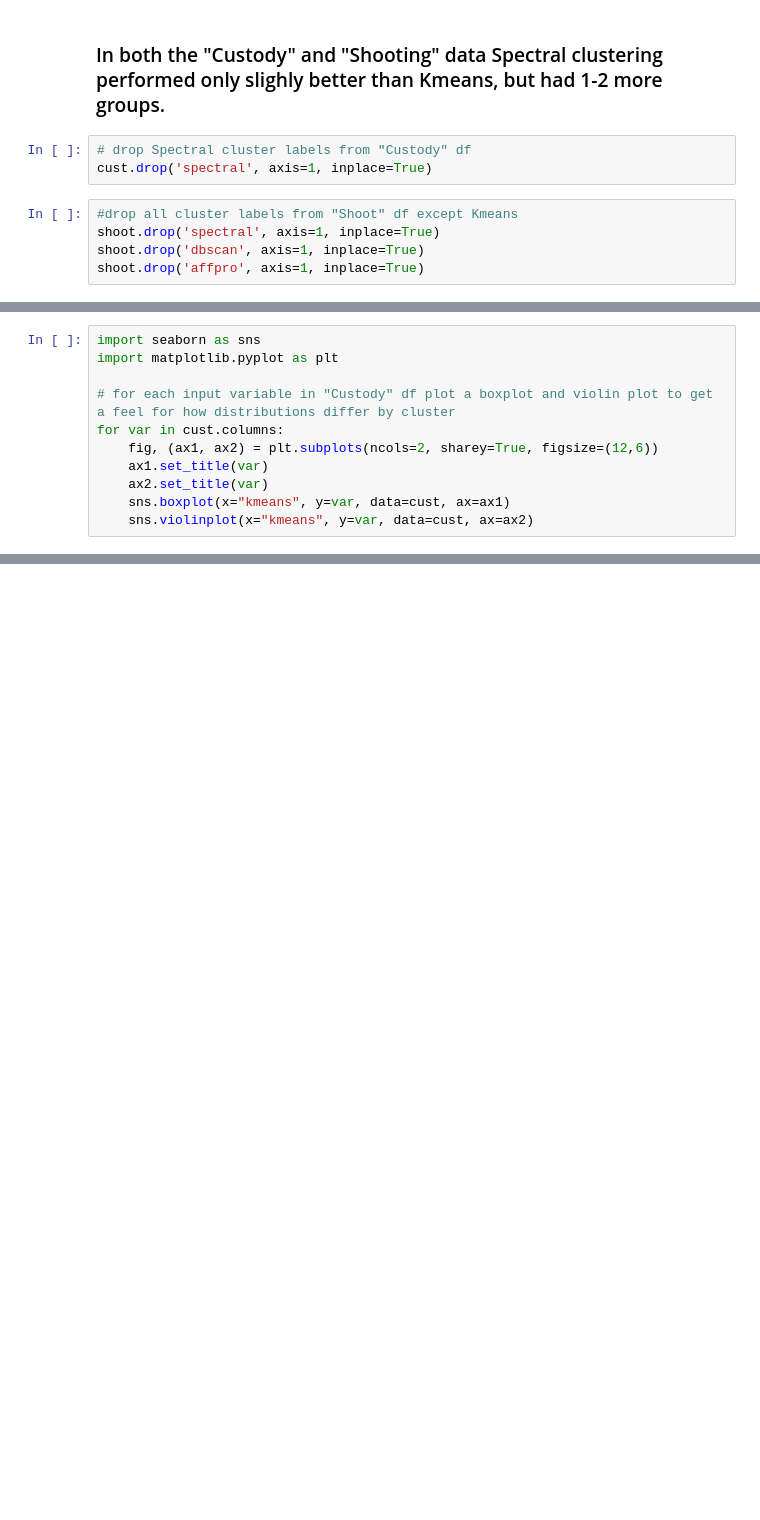
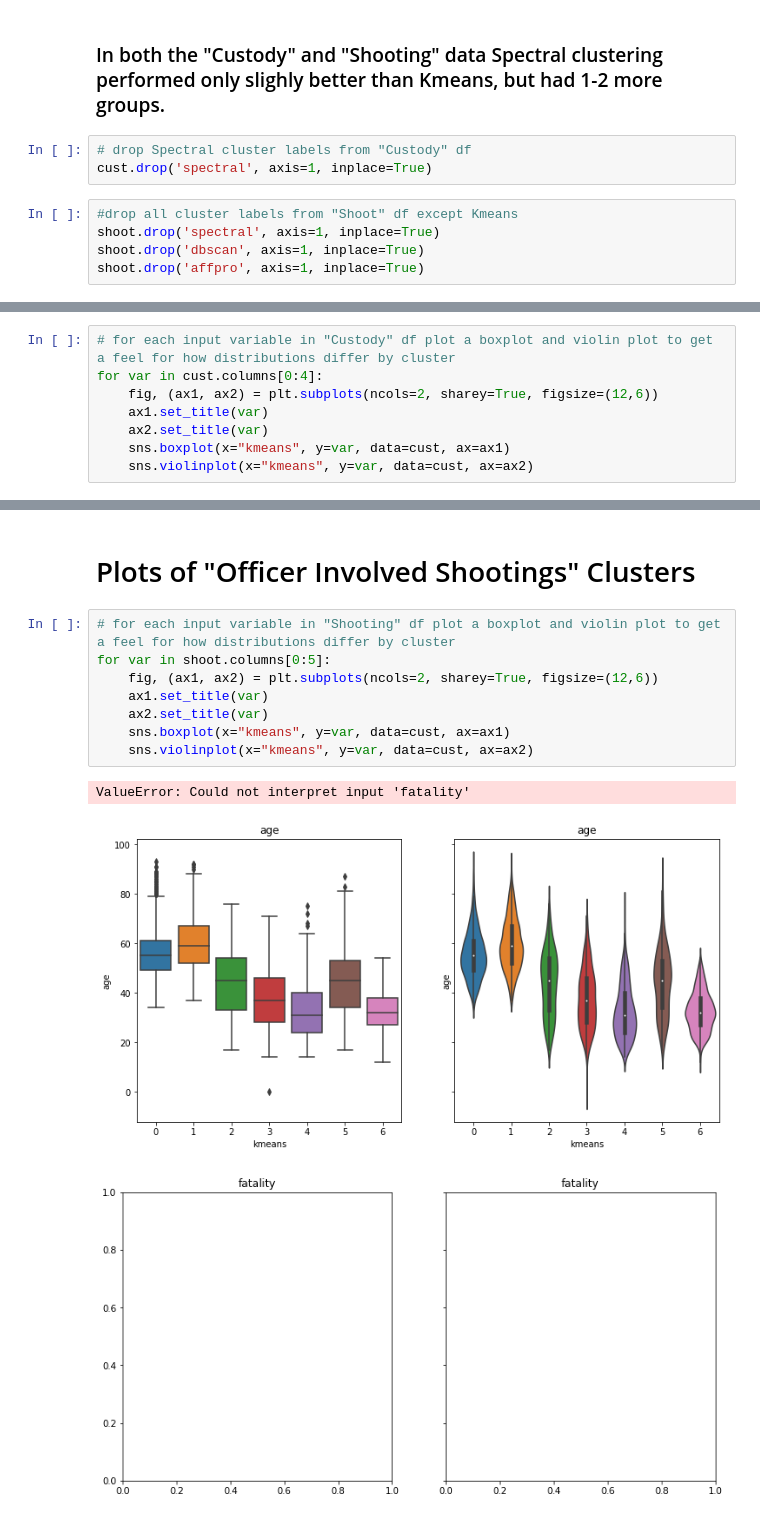
Before and after one commit to circushaase/Capstone2, a Jupyter notebook: Clustering.ipynb, the cells around one changed output, grey strips where cells are left out. Cells and saved outputs as stored; diff of their text form; blank space fills up the shorter version.

Commit message:
"Shootings" cluster plots

```diff
--- a/Clustering.ipynb
+++ b/Clustering.ipynb
@@ -744,9 +748,6 @@ shoot.drop('affpro', axis=1, inplace=True)
 # %%
-import seaborn as sns
-import matplotlib.pyplot as plt
-
 # for each input variable in "Custody" df plot a boxplot and violin plot to get a feel for how distributions differ by cluster
-for var in cust.columns:
+for var in cust.columns[0:4]:
     fig, (ax1, ax2) = plt.subplots(ncols=2, sharey=True, figsize=(12,6))
     ax1.set_title(var)
     ax2.set_title(var)
@@ -760,0 +761,14 @@ for var in cust.columns:
+# %% [markdown]
+# Plots of "Officer Involved Shootings" Clusters
+# %%
+# for each input variable in "Shooting" df plot a boxplot and violin plot to get a feel for how distributions differ by cluster
+for var in shoot.columns[0:5]:
+    fig, (ax1, ax2) = plt.subplots(ncols=2, sharey=True, figsize=(12,6))
+    ax1.set_title(var)
+    ax2.set_title(var)
+    sns.boxplot(x="kmeans", y=var, data=cust, ax=ax1)
+    sns.violinplot(x="kmeans", y=var, data=cust, ax=ax2)
+# %% [output]
+ValueError: Could not interpret input 'fatality'
+[figure, added]
+[figure, added]
```
Also changed, not shown: parts of 4 cells of this notebook.
